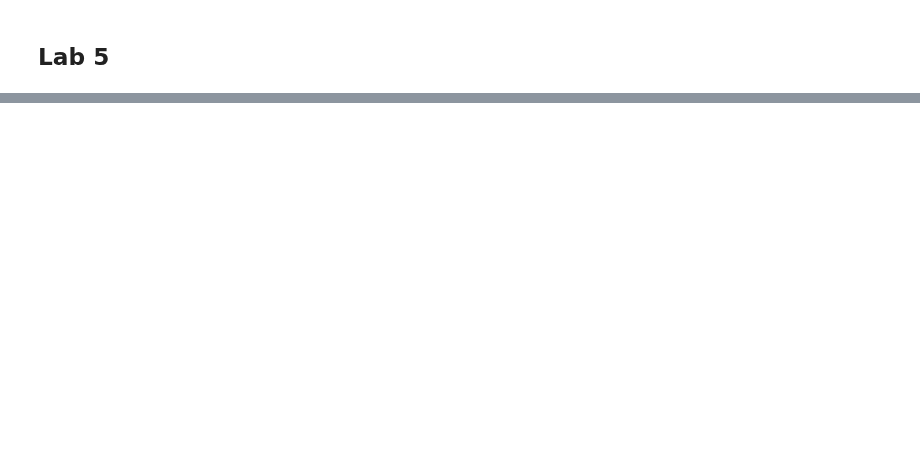
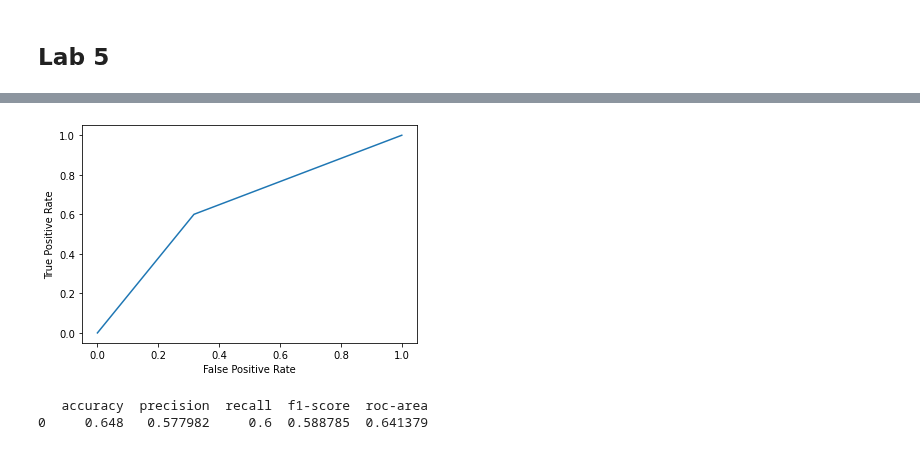
Before and after one commit to lascha212/F21DL, a Jupyter notebook: labs.ipynb, the cells around one changed output, grey strips where cells are left out. Saved outputs shown, nothing was run; the diff lists cells and outputs as text; code cells hidden in the pictures; blank space fills up the shorter version.

```diff
--- a/labs.ipynb
+++ b/labs.ipynb
@@ -380,0 +381,12 @@ getMetrics(y_test, multi_nom_y_pred)
+# %%
+from sklearn.naive_bayes import ComplementNB
+
+clf = ComplementNB(alpha=1.0, fit_prior=False)
+clf.fit(X_train, y_train)
+clf_pred = clf.predict(X_test)
+
+getMetrics(y_test, clf_pred)
+# %% [output]
+[figure, added]
+   accuracy  precision  recall  f1-score  roc-area
+0     0.648   0.577982     0.6  0.588785  0.641379
```
Also changed, not shown: parts of 15 cells of this notebook.
